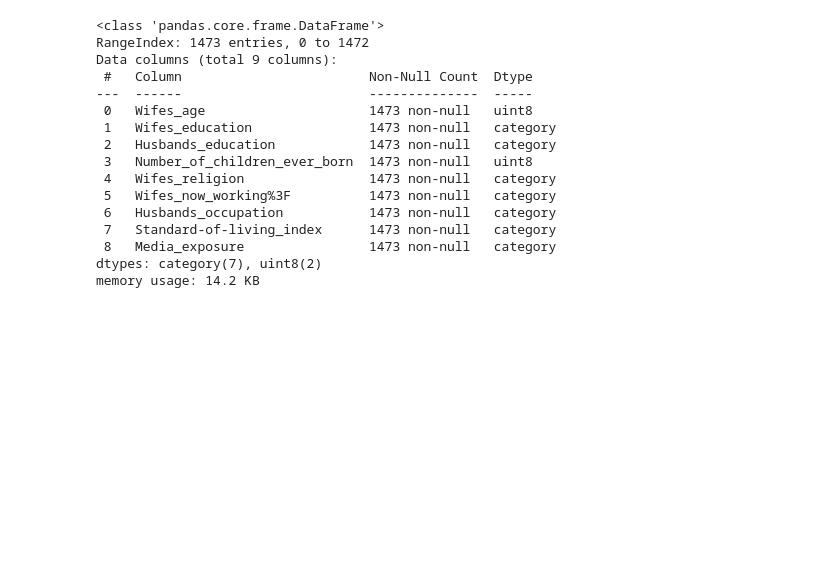
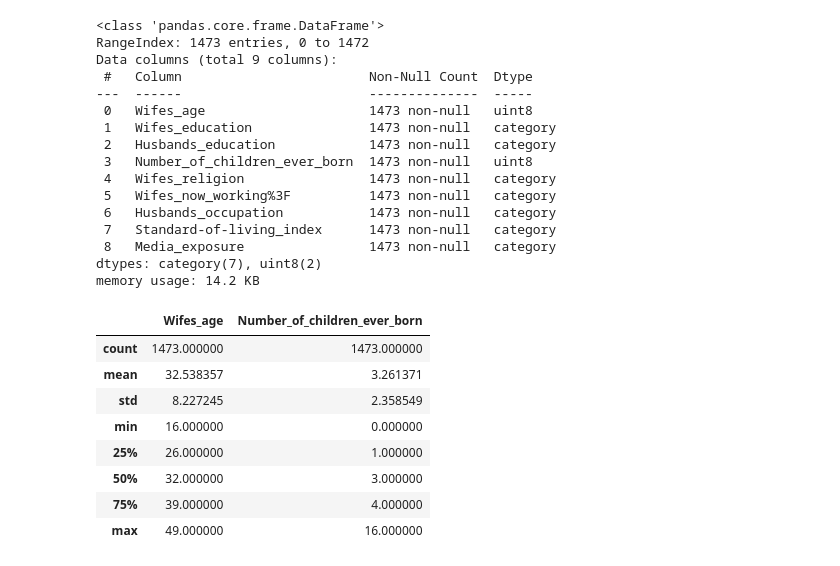
Before and after one commit to IDM4s-2025/TC2034-final-team8, a Jupyter notebook: Evidence1.ipynb, the cells around one changed output. Saved outputs shown, nothing was run; the diff lists cells and outputs as text; code cells hidden in the pictures; blank space fills up the shorter version.

```diff
--- a/Decision_tree.ipynb
+++ b/Evidence1.ipynb
@@ -112,5 +109,17 @@ Data columns (total 9 columns):
  8   Media_exposure                1473 non-null   category
 dtypes: category(7), uint8(2)
 memory usage: 14.2 KB
+# %%
+X.describe()
+# %% [output]
+|  | Wifes_age | Number_of_children_ever_born |
+| count | 1473.000000 | 1473.000000 |
+| mean | 32.538357 | 3.261371 |
+| std | 8.227245 | 2.358549 |
+| min | 16.000000 | 0.000000 |
+| 25% | 26.000000 | 1.000000 |
+| 50% | 32.000000 | 3.000000 |
+| 75% | 39.000000 | 4.000000 |
+| max | 49.000000 | 16.000000 |
 # %% [markdown]
 # Description of Dataset
```
Also changed, not shown: parts of 36 cells of this notebook, 5 other files.
